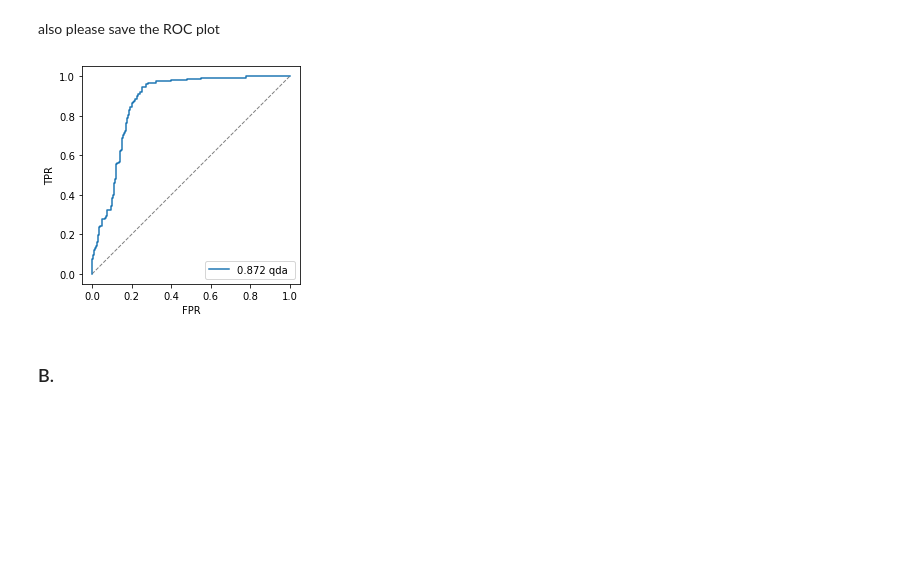
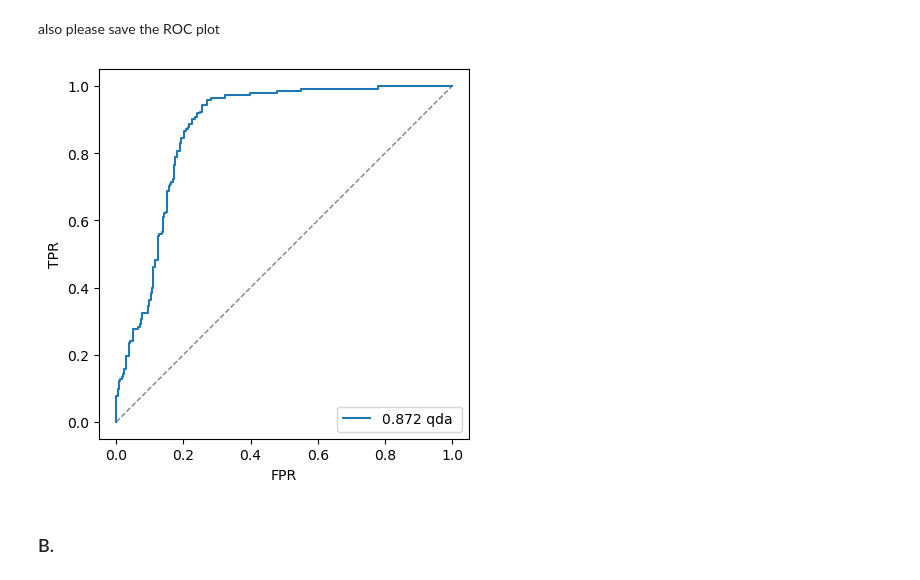
Before and after one commit to Machine-Learning-Gwinner-Rymut/MachineLearning, a Jupyter notebook: Assignments/Banknotes/banknotes.ipynb, the cells around one changed output. Saved outputs shown, nothing was run; the diff lists cells and outputs as text; code cells hidden in the pictures; blank space fills up the shorter version.

```diff
--- a/Assignments/Banknotes/banknotes.ipynb
+++ b/Assignments/Banknotes/banknotes.ipynb
@@ -84,10 +84,10 @@ also please save the ROC plot
 # %%
 fig, ax = prepare_plot()
 ax.plot(qda_fprs, qda_tprs, label="{1:5.3f} {0:s} ".format('qda', qda['auc'][0]))
 ax.legend()
-sb.glue('A_ROC',fig, "display", display=False)
+sb.glue('A_ROC',fig, "display", display=True)
 # %% [output]
-[figure, old version]
+[figure, new version]
 # %% [markdown]
 ### B.
 # %% [markdown]
```
Also changed, not shown: parts of 14 cells of this notebook.
